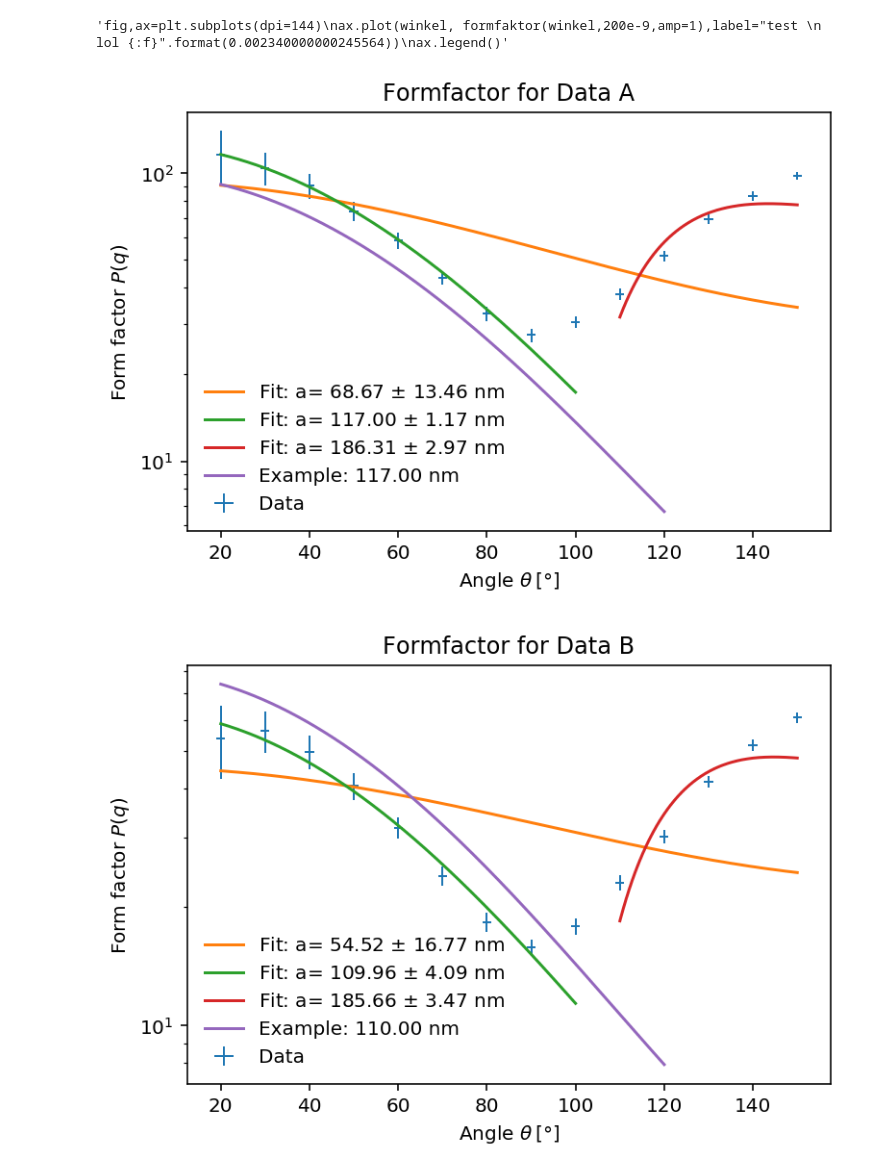
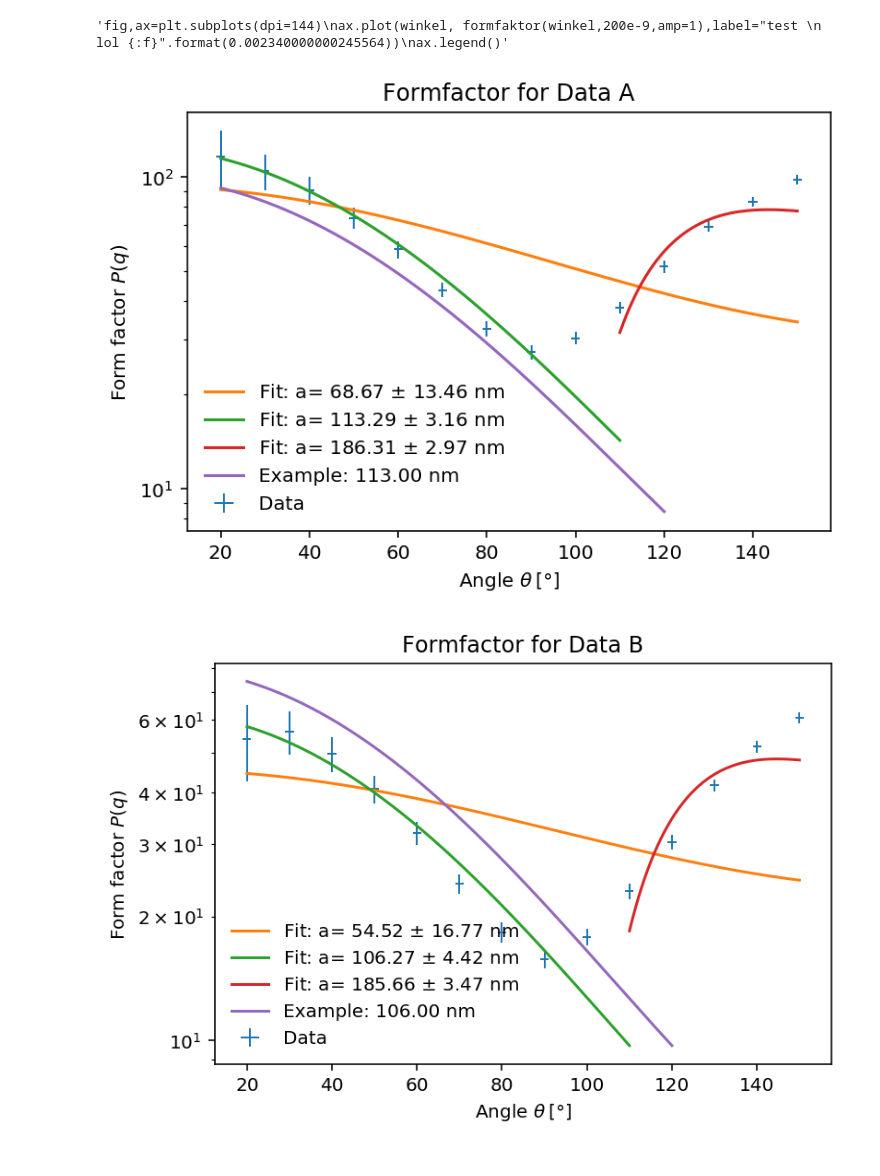
Before and after one commit to qwretz/fpraktikum, a Jupyter notebook: Dynamic Light Scattering/Struktur.ipynb, the cells around one changed output. Drawn from its saved outputs; the diff is of its cells as text; code cells hidden in the pictures.

```diff
--- a/Dynamic Light Scattering/Struktur.ipynb
+++ b/Dynamic Light Scattering/Struktur.ipynb
@@ -95,50 +112,50 @@ def fit_mi_shit(start,stop,a):
     ax.plot(q, formfaktor(q,*popt) ,label="Fit: a= {:.2f} $\pm$ {:.2f} nm".format(abs(popt[0])*1e9,abs(perr[0])*1e9))
 
 fit_mi_shit(0,-1,30)
-fit_mi_shit(0,8,30)
+fit_mi_shit(0,9,30)
 fit_mi_shit(9,-1,30)
 
 """for i in np.linspace(35e-9,180e-9,2):
     ax.plot(q, formfaktor(q,i,100) ,label="Testwert: {:.2f} nm".format(i/1e-9,popt[0]*1e9,perr[0]*1e9))
 """
 q=np.linspace(angles[0],120,1000)
-ax.plot(q, formfaktor(q,117e-9,100) ,label="Example: {:.2f} nm".format(117) )
+ax.plot(q, formfaktor(q,113e-9,100) ,label="Example: {:.2f} nm".format(113) )
 ax.set(xlabel=r"Angle $\theta \: [°]$", ylabel="Form factor $P(q)$", title="Formfactor for Data A",yscale="log")
 
 ax.legend(frameon=False)
 fig.savefig("Plots/FormA");
 # %% [output]
-[figure, old version]
+[figure, new version]
 # %%
 angles=[]
 meanI=[]
 dmeanI=[]
 
 for x in range(2,16):
     name="Data/B/{}.ASC".format(x*10)
     angles.append(x*10)
     data=np.genfromtxt(name,skip_header=16,delimiter="\t",filling_values=-1,comments="\"")
     I=data[183:,1]
     I*=np.sin(gamma*x*10) # Winkelkorrektur
 
     meanI.append(np.mean(I))
     dmeanI.append(np.std(I))
 
 fig,ax=plt.subplots(dpi=144)
 ax.errorbar(angles, meanI ,label="Data",xerr=1,yerr=dmeanI, marker="",ls="",lw=1)
 
 fit_mi_shit(0,-1,60)
-fit_mi_shit(0,8,30)
+fit_mi_shit(0,9,30)
 fit_mi_shit(9,-1,100)
 
 """for i in np.linspace(35e-9,180e-9,2):
     ax.plot(q, formfaktor(q,i,100) ,label="Testwert: {:.2f} nm".format(i/1e-9,popt[0]*1e9,perr[0]*1e9))
 """
 q=np.linspace(angles[0],120,1000)
-ax.plot(q, formfaktor(q,110e-9,80) ,label="Example: {:.2f} nm".format(110) )
+ax.plot(q, formfaktor(q,106e-9,80) ,label="Example: {:.2f} nm".format(106) )
 ax.set(xlabel=r"Angle $\theta \: [°]$", ylabel="Form factor $P(q)$", title="Formfactor for Data B",yscale="log")
 
 ax.legend(frameon=False)
 fig.savefig("Plots/FormB");
 # %% [output]
-[figure, old version]
+[figure, new version]
```
Also changed, not shown: parts of 3 cells of this notebook, 3 other files.
